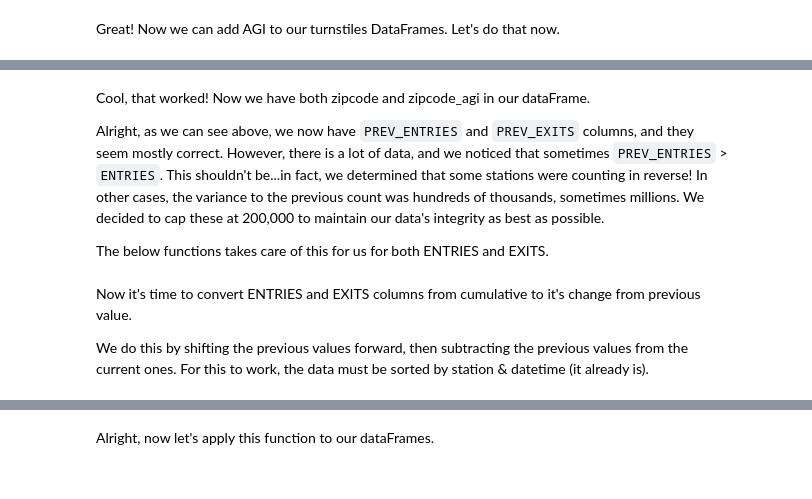
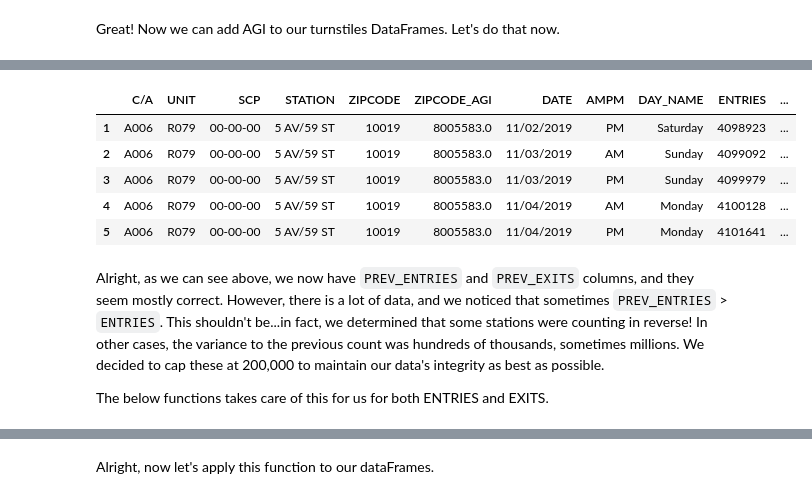
Before and after one commit to weizhao-BME/metis-project1, a Jupyter notebook: code/wtwy_data_merge.ipynb, the cells around one changed output, grey strips where cells are left out. Drawn from its saved outputs; the diff is of its cells as text; code cells hidden in the pictures.

```diff
--- a/code/wtwy_data_merge.ipynb
+++ b/code/wtwy_data_merge.ipynb
@@ -337,6 +305,30 @@ df_turnstiles.sample(15)
+# %%
+# group data by AMPM, taking the maximum entries/exits for each date
+ampm_station_group = df_turnstiles.groupby(["C/A", "UNIT", "SCP", "STATION", "ZIPCODE", "ZIPCODE_AGI", "DATE", "AMPM", "DAY_NAME"],
+    as_index=False)
+
+df_ampm = ampm_station_group.ENTRIES.max()
+ampm_station_exits = ampm_station_group.EXITS.max()
+df_ampm["EXITS"] = ampm_station_exits["EXITS"]
+
+# create prev_date and prev_entries cols by shifting these columns forward one day
+# if shifting date and entries, don't group by date
+df_ampm[["PREV_DATE", "PREV_ENTRIES", "PREV_EXITS"]] = df_ampm.groupby(
+    ["C/A", "UNIT", "SCP", "STATION", "ZIPCODE", "ZIPCODE_AGI"]
+)[["DATE", "ENTRIES", "EXITS"]].apply(lambda grp: grp.shift(1))
+
+# Drop the rows for the earliest date in the df, which are now NaNs for prev_date and prev_entries cols
+df_ampm.dropna(subset=["PREV_DATE"], axis=0, inplace=True)
+
+df_ampm.head()
+# %% [output]
+|  | C/A | UNIT | SCP | STATION | ZIPCODE | ZIPCODE_AGI | DATE | AMPM | DAY_NAME | ENTRIES | ... |
+| 1 | A006 | R079 | 00-00-00 | 5 AV/59 ST | 10019 | 8005583.0 | 11/02/2019 | PM | Saturday | 4098923 | ... |
+| 2 | A006 | R079 | 00-00-00 | 5 AV/59 ST | 10019 | 8005583.0 | 11/03/2019 | AM | Sunday | 4099092 | ... |
+| 3 | A006 | R079 | 00-00-00 | 5 AV/59 ST | 10019 | 8005583.0 | 11/03/2019 | PM | Sunday | 4099979 | ... |
+| 4 | A006 | R079 | 00-00-00 | 5 AV/59 ST | 10019 | 8005583.0 | 11/04/2019 | AM | Monday | 4100128 | ... |
+| 5 | A006 | R079 | 00-00-00 | 5 AV/59 ST | 10019 | 8005583.0 | 11/04/2019 | PM | Monday | 4101641 | ... |
 # %% [markdown]
-Cool, that worked! Now we have both zipcode and zipcode_agi in our dataFrame.
-
 Alright, as we can see above, we now have ``PREV_ENTRIES`` and ``PREV_EXITS`` columns, and they seem mostly correct. However, there is a lot of data, and we noticed that sometimes ``PREV_ENTRIES`` > ``ENTRIES``. This shouldn't be...in fact, we determined that some stations were counting in reverse! In other cases, the variance to the previous count was hundreds of thousands, sometimes millions. We decided to cap these at 200,000 to maintain our data's integrity as best as possible.
 
 The below functions takes care of this for us for both ENTRIES and EXITS.
@@ -364,7 +356,3 @@ def add_counts(row, max_counter, column_name):
         return 0
 
     return counter
-# %% [markdown]
-Now it's time to convert ENTRIES and EXITS columns from cumulative to it's change from previous value.
-
-We do this by shifting the previous values forward, then subtracting the previous values from the current ones. For this to work, the data must be sorted by station & datetime (it already is).
```
Also changed, not shown: parts of 21 cells of this notebook, 10 other files.
